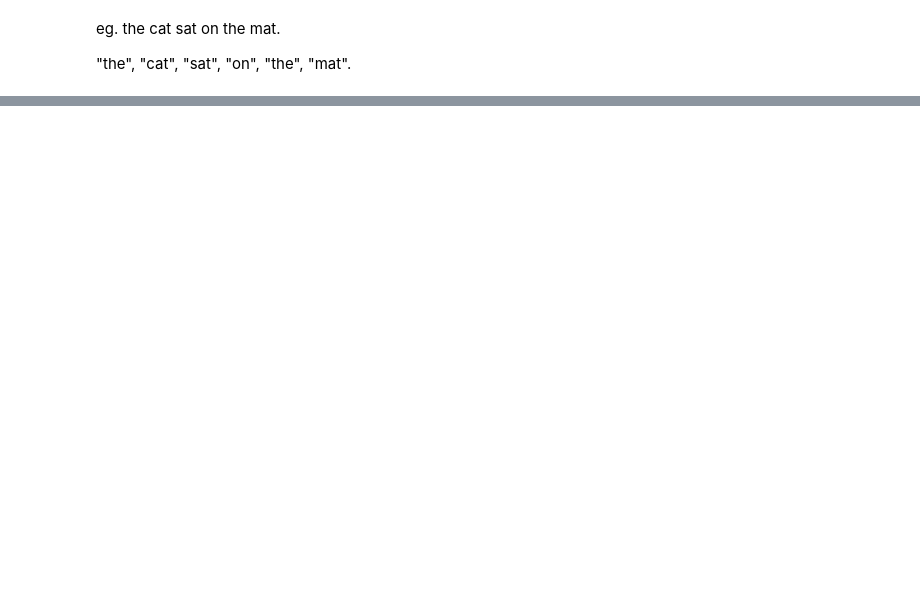
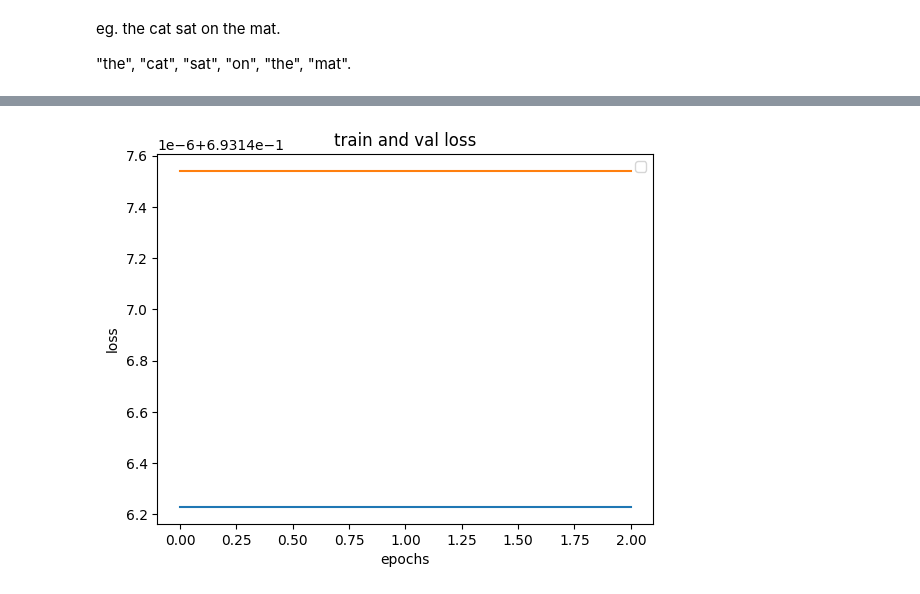
Before and after one commit to chaudharijay/Sarcasm-Detection-using-Machine-Learning, a Jupyter notebook: Notebook.ipynb, the cells around one changed output, grey strips where cells are left out. Saved outputs shown, nothing was run; the diff lists cells and outputs as text; code cells hidden in the pictures; blank space fills up the shorter version.

```diff
--- a/Notebook.ipynb
+++ b/Notebook.ipynb
@@ -168,0 +219,11 @@ tokenizer(text)
+# %%
+# Assuming X_train and X_test are currently in an incorrect format
+X_train = [str(text) for text in X_train]
+X_test = [str(text) for text in X_test]
+# %%
+max_length = 288
+train_encodings = tokenizer(X_train, padding =True, truncation=True, max_length=max_length)
+test_encodings = tokenizer(X_test, padding =True, truncation=True, max_length=max_length)
+# %%
+train_dataset = tf.data.Dataset.from_tensor_slices((dict(train_encodings), y_train))
+test_dataset = tf.data.Dataset.from_tensor_slices((dict(test_encodings), y_test))
@@ -168,0 +232,13 @@ tokenizer(text)
+# %%
+optimizer = tf.keras.optimizers.Adam(learning_rate=5e-5)
+loss = tf.keras.losses.SparseCategoricalCrossentropy(from_logits=True)
+
+model.compile(optimizer="adam", loss="sparse_categorical_crossentropy", metrics=["accuracy"])
+
+
+history = model.fit(
+    train_dataset.shuffle(1000).batch(16),
+    epochs=3,
+    validation_data=test_dataset.batch(16)
+    batch_size  = 8
+)
@@ -168,0 +252,11 @@ tokenizer(text)
+# %%
+import matplotlib.pyplot as plt
+plt.plot(history.history['loss'])
+plt.plot(history.history['val_loss'])
+plt.xlabel('epochs')
+plt.ylabel('loss')
+plt.title('train and val loss')
+plt.legend()
+plt.show()
+# %% [output]
+[figure, added]
```
Also changed, not shown: parts of 26 cells of this notebook.
